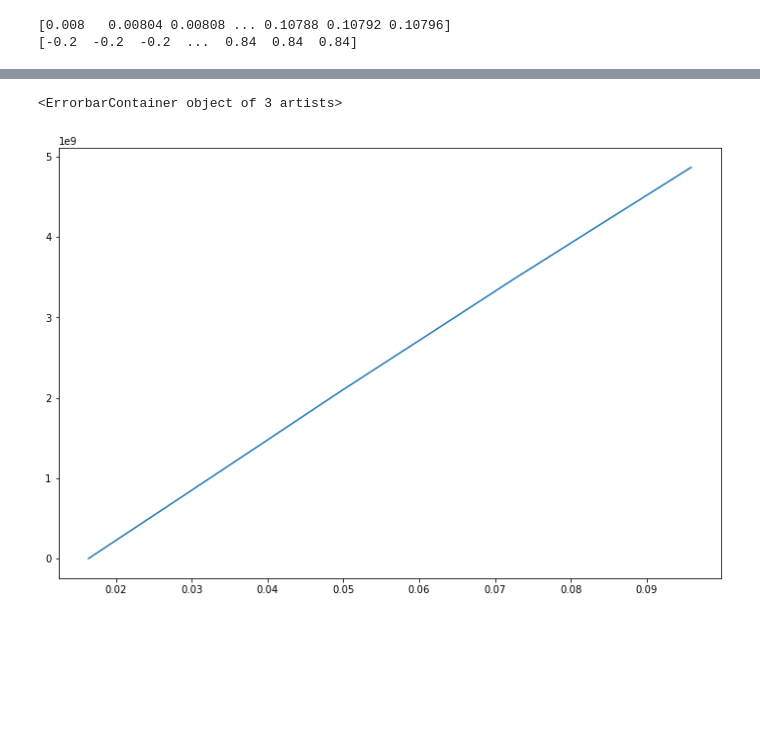
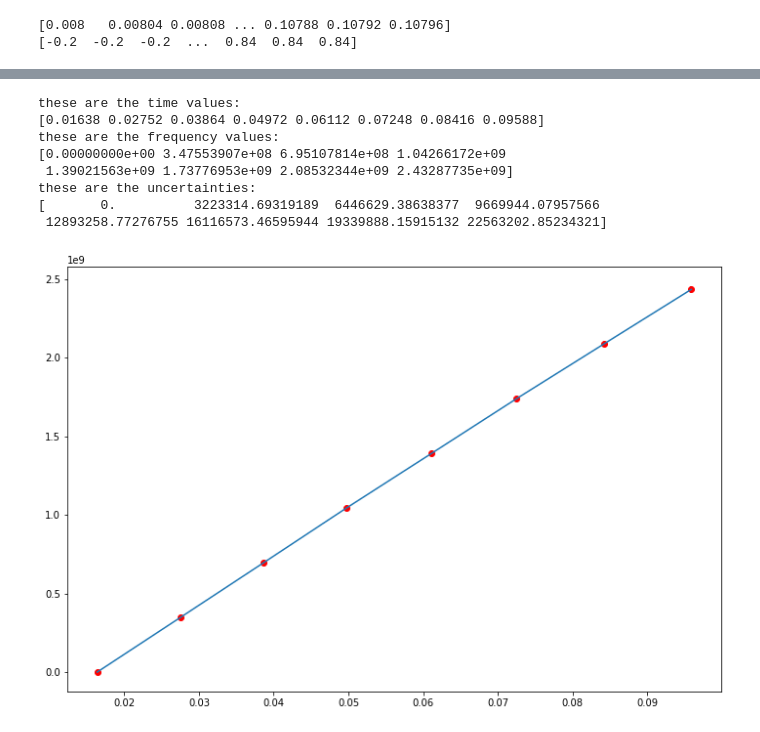
Before and after one commit to benjiasner/hyperfine, a Jupyter notebook: Data Analysis 1.ipynb, the cells around one changed output, grey strips where cells are left out. Cells and saved outputs as stored; diff of their text form; code cells hidden in the pictures; blank space fills up the shorter version.

```diff
--- a/Data Analysis 1.ipynb
+++ b/Data Analysis 1.ipynb
@@ -128,6 +193,30 @@ print(freq_vector)
-# %%
-fig,ax = plt.subplots(figsize = (12,8))
-ax.errorbar(cal_array_time, freq_vector)
-# %% [output]
-<ErrorbarContainer object of 3 artists>
-[figure, removed]
+# %%
+d_freq_vector_array = freq_vector_array * (dL / L)
+
+
+fig,ax = plt.subplots(figsize = (12,8))
+ax.errorbar(cal_array_time_array, freq_vector_array, d_freq_vector_array)
+
+for i in range(0,8):
+    ax.plot(cal_array_time[i], freq_vector[i], marker='o', color='red')
+
+#need to find uncertainties
+
+print('these are the time values:')
+print(cal_array_time_array)
+
+print('these are the frequency values:')
+print(freq_vector_array)
+
+print('these are the uncertainties:')
+print(d_freq_vector_array)
+# %% [output]
+these are the time values:
+[0.01638 0.02752 0.03864 0.04972 0.06112 0.07248 0.08416 0.09588]
+these are the frequency values:
+[0.00000000e+00 3.47553907e+08 6.95107814e+08 1.04266172e+09
+ 1.39021563e+09 1.73776953e+09 2.08532344e+09 2.43287735e+09]
+these are the uncertainties:
+[       0.          3223314.69319189  6446629.38638377  9669944.07957566
+ 12893258.77276755 16116573.46595944 19339888.15915132 22563202.85234321]
+[figure, added]
```
Also changed, not shown: parts of 10 cells of this notebook, 2 other files.
